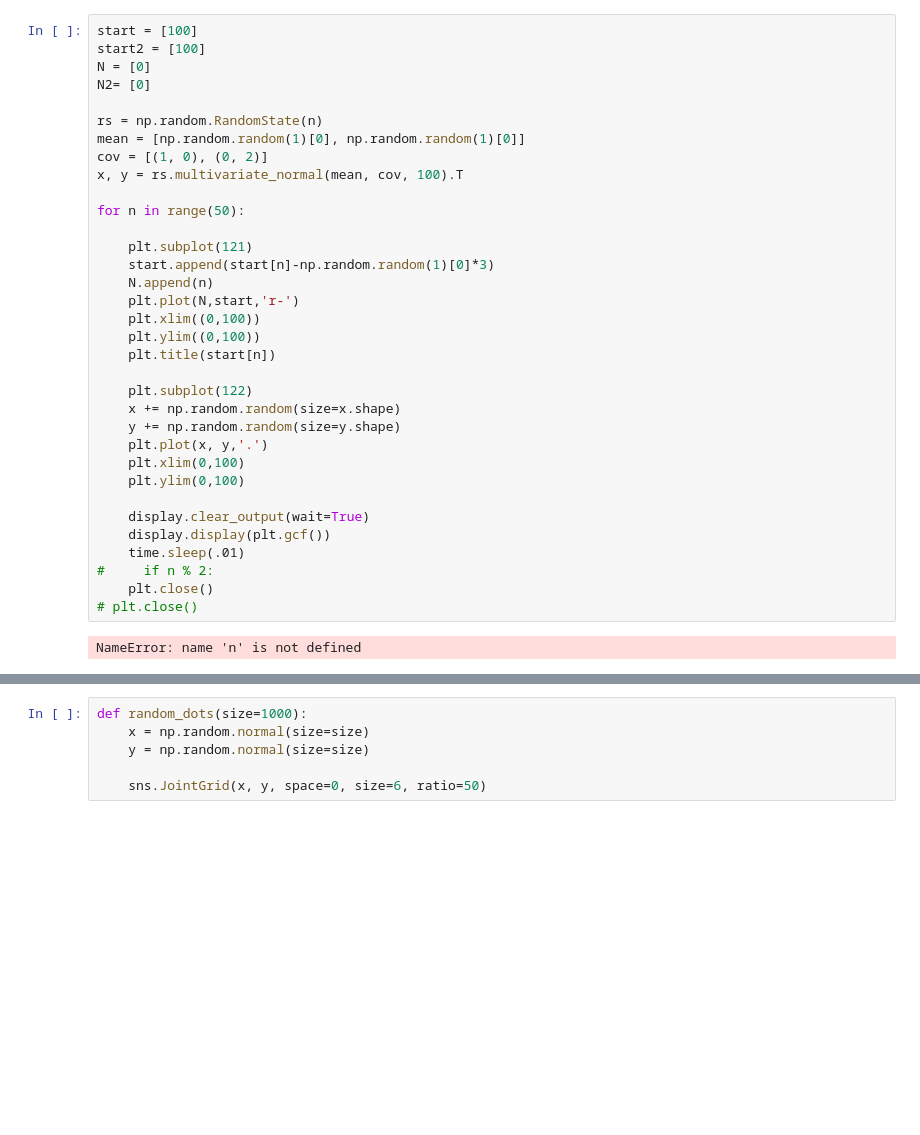
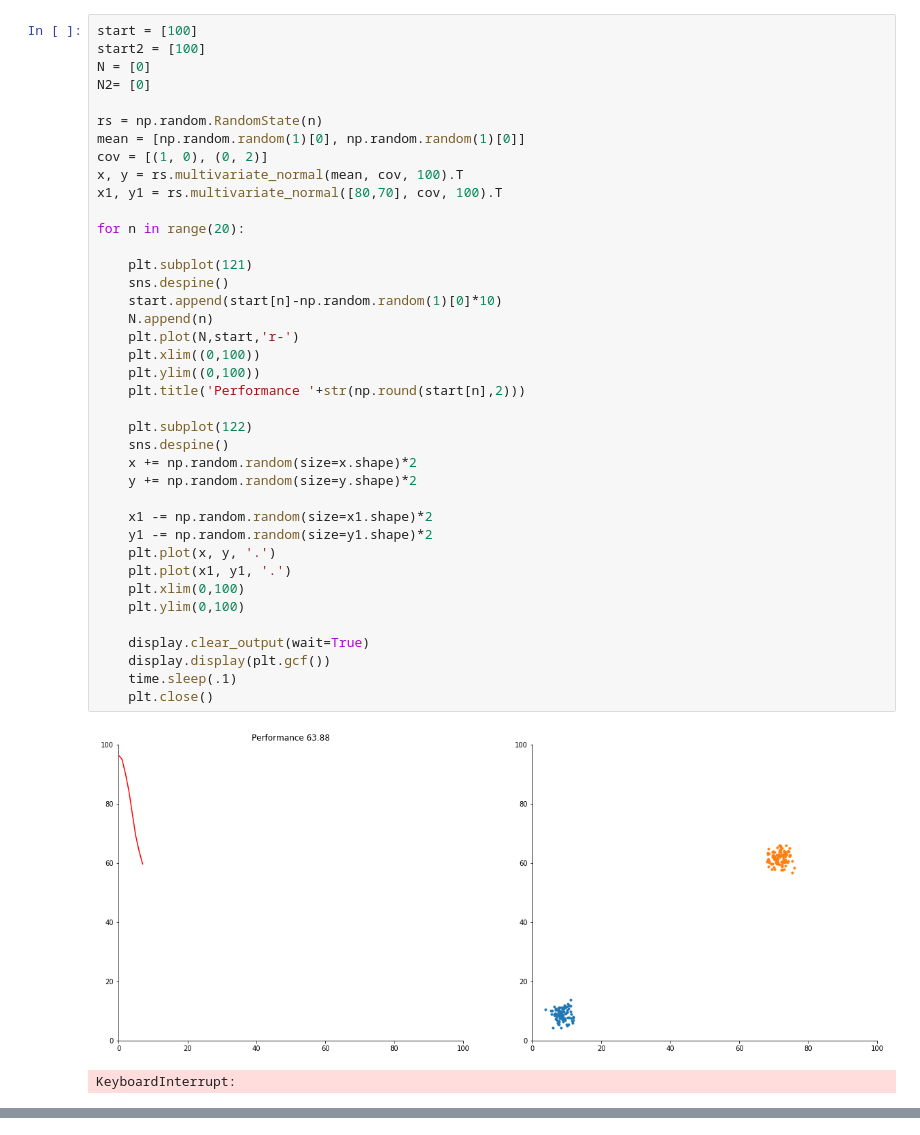
Before and after one commit to AndreasAlam/olac, a Jupyter notebook: olac/notebooks/sbe_vis_demo_dev.ipynb, the cells around one changed output, grey strips where cells are left out. Saved outputs shown, nothing was run; the diff lists cells and outputs as text; blank space fills up the shorter version.

```diff
--- a/olac/notebooks/sbe_vis_demo_dev.ipynb
+++ b/olac/notebooks/sbe_vis_demo_dev.ipynb
@@ -18,36 +20,42 @@ sns.set_style=('white')
 # %%
 start = [100]
 start2 = [100]
 N = [0]
 N2= [0]
 
 rs = np.random.RandomState(n)
 mean = [np.random.random(1)[0], np.random.random(1)[0]]
 cov = [(1, 0), (0, 2)]
 x, y = rs.multivariate_normal(mean, cov, 100).T
+x1, y1 = rs.multivariate_normal([80,70], cov, 100).T
 
-for n in range(50):
+for n in range(20):
 
     plt.subplot(121)
-    start.append(start[n]-np.random.random(1)[0]*3)
+    sns.despine()
+    start.append(start[n]-np.random.random(1)[0]*10)
     N.append(n)
     plt.plot(N,start,'r-')
     plt.xlim((0,100))
     plt.ylim((0,100))
-    plt.title(start[n])
+    plt.title('Performance '+str(np.round(start[n],2)))
 
     plt.subplot(122)
-    x += np.random.random(size=x.shape)
-    y += np.random.random(size=y.shape)
-    plt.plot(x, y,'.')
+    sns.despine()
+    x += np.random.random(size=x.shape)*2
+    y += np.random.random(size=y.shape)*2
+
+    x1 -= np.random.random(size=x1.shape)*2
+    y1 -= np.random.random(size=y1.shape)*2
+    plt.plot(x, y, '.')
+    plt.plot(x1, y1, '.')
     plt.xlim(0,100)
     plt.ylim(0,100)
 
     display.clear_output(wait=True)
     display.display(plt.gcf())
-    time.sleep(.01)
-#     if n % 2:
+    time.sleep(.1)
     plt.close()
-# plt.close()
 # %% [output]
+[figure, added]
-NameError: name 'n' is not defined
+KeyboardInterrupt:
@@ -54,6 +62,0 @@ NameError: name 'n' is not defined
-# %%
-def random_dots(size=1000):
-    x = np.random.normal(size=size)
-    y = np.random.normal(size=size)
-
-    sns.JointGrid(x, y, space=0, size=6, ratio=50)
```
Also changed, not shown: parts of 5 cells of this notebook.
